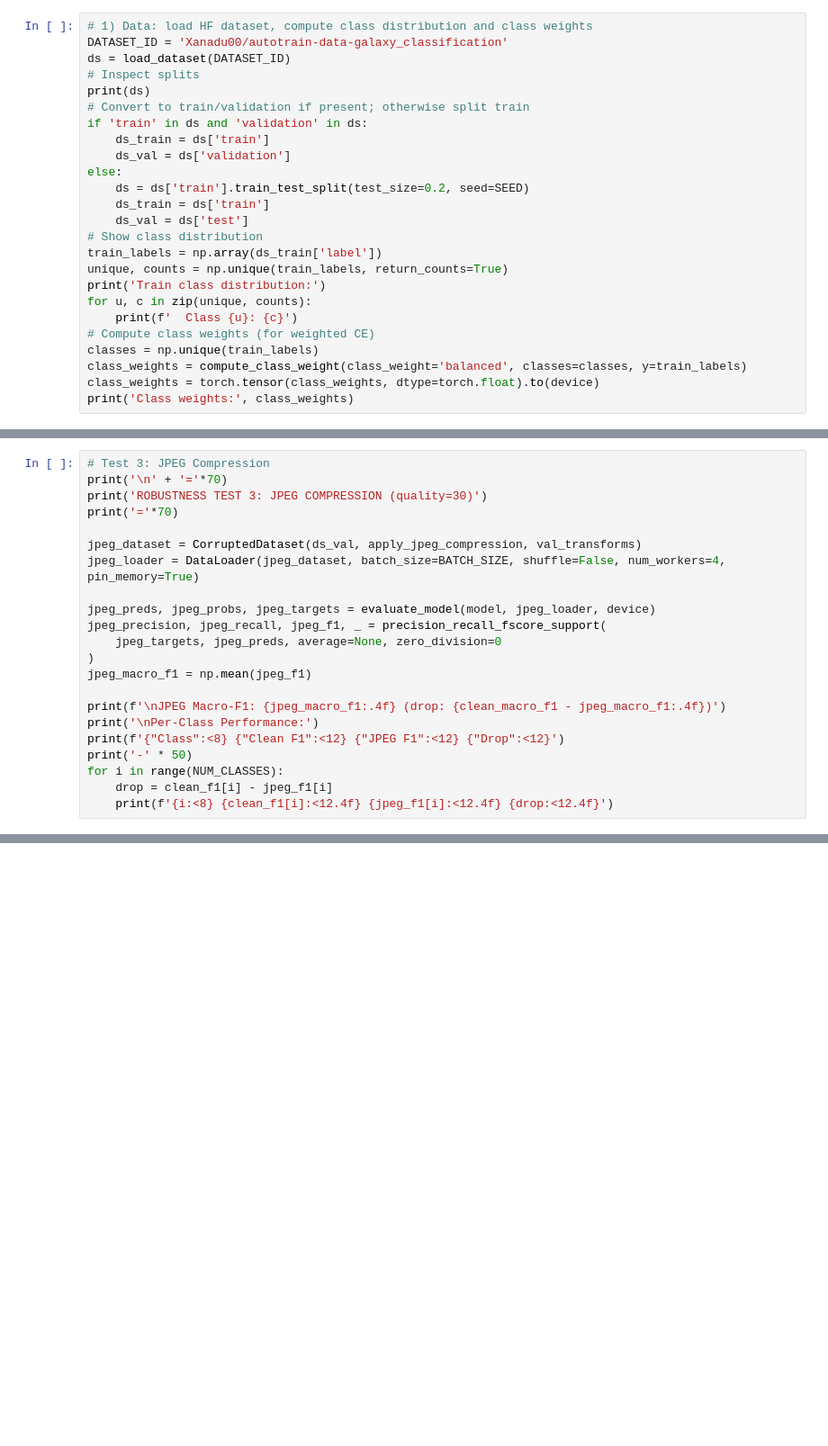
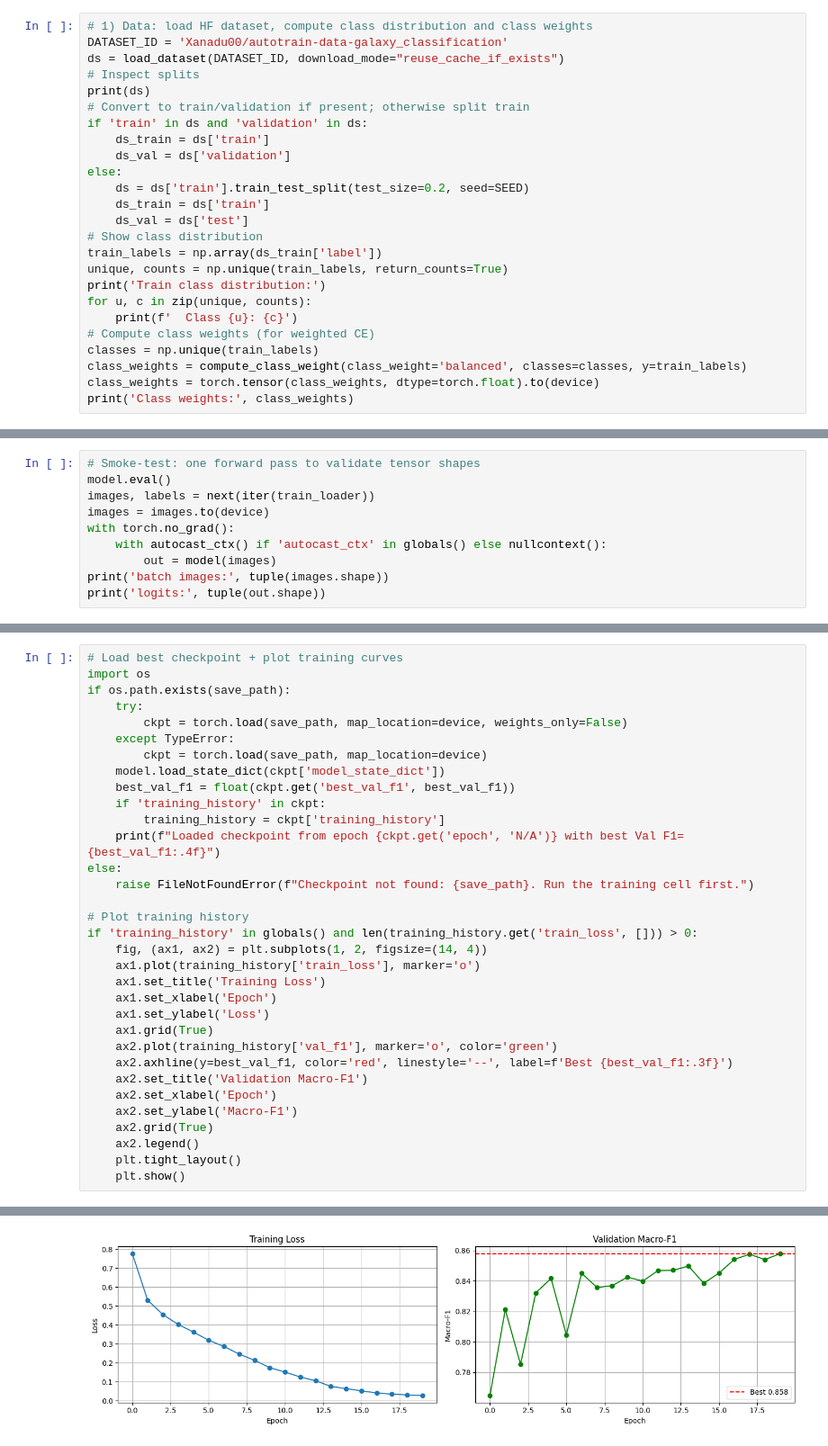
Before and after one commit to InfinityxR9/SpaceCode, a Jupyter notebook: ps1/main.ipynb, the cells around one changed output, grey strips where cells are left out. Shown at 90% size. Saved outputs shown, nothing was run; the diff lists cells and outputs as text; blank space fills up the shorter version.

```diff
--- a/ps1/main.ipynb
+++ b/ps1/main.ipynb
@@ -86,7 +126,7 @@ CUDA available: True
 # %%
 # 1) Data: load HF dataset, compute class distribution and class weights
 DATASET_ID = 'Xanadu00/autotrain-data-galaxy_classification'
-ds = load_dataset(DATASET_ID)
+ds = load_dataset(DATASET_ID, download_mode="reuse_cache_if_exists")
 # Inspect splits
 print(ds)
 # Convert to train/validation if present; otherwise split train
@@ -204,0 +294,10 @@ print(f'Trainable parameters: {sum(p.numel() for p in model.parameters() if p.re
+# %%
+# Smoke-test: one forward pass to validate tensor shapes
+model.eval()
+images, labels = next(iter(train_loader))
+images = images.to(device)
+with torch.no_grad():
+    with autocast_ctx() if 'autocast_ctx' in globals() else nullcontext():
+        out = model(images)
+print('batch images:', tuple(images.shape))
+print('logits:', tuple(out.shape))
@@ -341,22 +549,34 @@ plt.show()
 # %%
-# Test 3: JPEG Compression
-print('\n' + '='*70)
-print('ROBUSTNESS TEST 3: JPEG COMPRESSION (quality=30)')
-print('='*70)
+# Load best checkpoint + plot training curves
+import os
+if os.path.exists(save_path):
+    try:
+        ckpt = torch.load(save_path, map_location=device, weights_only=False)
+    except TypeError:
+        ckpt = torch.load(save_path, map_location=device)
+    model.load_state_dict(ckpt['model_state_dict'])
+    best_val_f1 = float(ckpt.get('best_val_f1', best_val_f1))
+    if 'training_history' in ckpt:
+        training_history = ckpt['training_history']
+    print(f"Loaded checkpoint from epoch {ckpt.get('epoch', 'N/A')} with best Val F1={best_val_f1:.4f}")
+else:
+    raise FileNotFoundError(f"Checkpoint not found: {save_path}. Run the training cell first.")
 
-jpeg_dataset = CorruptedDataset(ds_val, apply_jpeg_compression, val_transforms)
-jpeg_loader = DataLoader(jpeg_dataset, batch_size=BATCH_SIZE, shuffle=False, num_workers=4, pin_memory=True)
-
-jpeg_preds, jpeg_probs, jpeg_targets = evaluate_model(model, jpeg_loader, device)
-jpeg_precision, jpeg_recall, jpeg_f1, _ = precision_recall_fscore_support(
-    jpeg_targets, jpeg_preds, average=None, zero_division=0
-)
-jpeg_macro_f1 = np.mean(jpeg_f1)
-
-print(f'\nJPEG Macro-F1: {jpeg_macro_f1:.4f} (drop: {clean_macro_f1 - jpeg_macro_f1:.4f})')
-print('\nPer-Class Performance:')
-print(f'{"Class":<8} {"Clean F1":<12} {"JPEG F1":<12} {"Drop":<12}')
-print('-' * 50)
-for i in range(NUM_CLASSES):
-    drop = clean_f1[i] - jpeg_f1[i]
-    print(f'{i:<8} {clean_f1[i]:<12.4f} {jpeg_f1[i]:<12.4f} {drop:<12.4f}')
+# Plot training history
+if 'training_history' in globals() and len(training_history.get('train_loss', [])) > 0:
+    fig, (ax1, ax2) = plt.subplots(1, 2, figsize=(14, 4))
+    ax1.plot(training_history['train_loss'], marker='o')
+    ax1.set_title('Training Loss')
+    ax1.set_xlabel('Epoch')
+    ax1.set_ylabel('Loss')
+    ax1.grid(True)
+    ax2.plot(training_history['val_f1'], marker='o', color='green')
+    ax2.axhline(y=best_val_f1, color='red', linestyle='--', label=f'Best {best_val_f1:.3f}')
+    ax2.set_title('Validation Macro-F1')
+    ax2.set_xlabel('Epoch')
+    ax2.set_ylabel('Macro-F1')
+    ax2.grid(True)
+    ax2.legend()
+    plt.tight_layout()
+    plt.show()
+# %% [output]
@@ -363 +584,2 @@ for i in range(NUM_CLASSES):
+[figure, added]
 # %%
```
Also changed, not shown: parts of 28 cells of this notebook, 10 other files.
